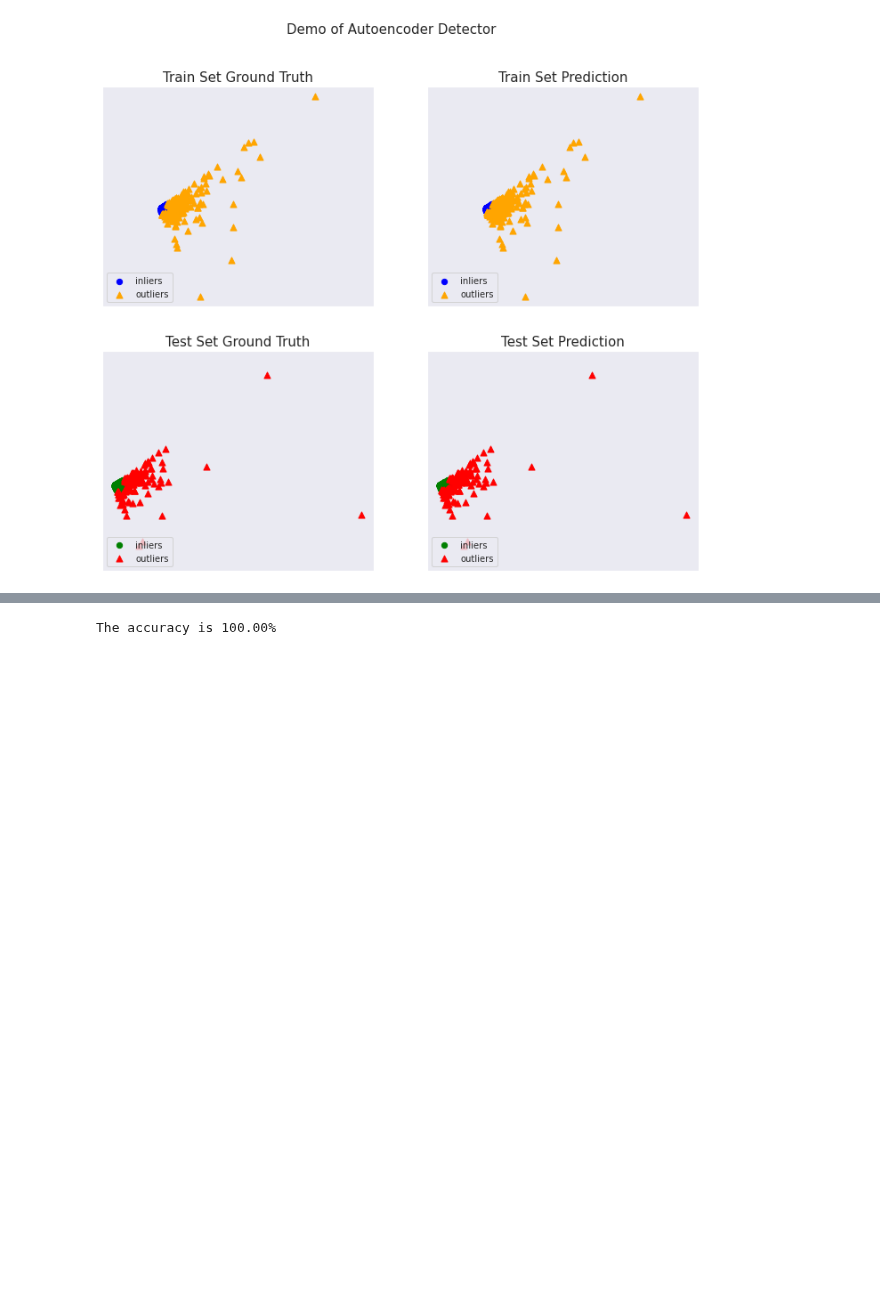
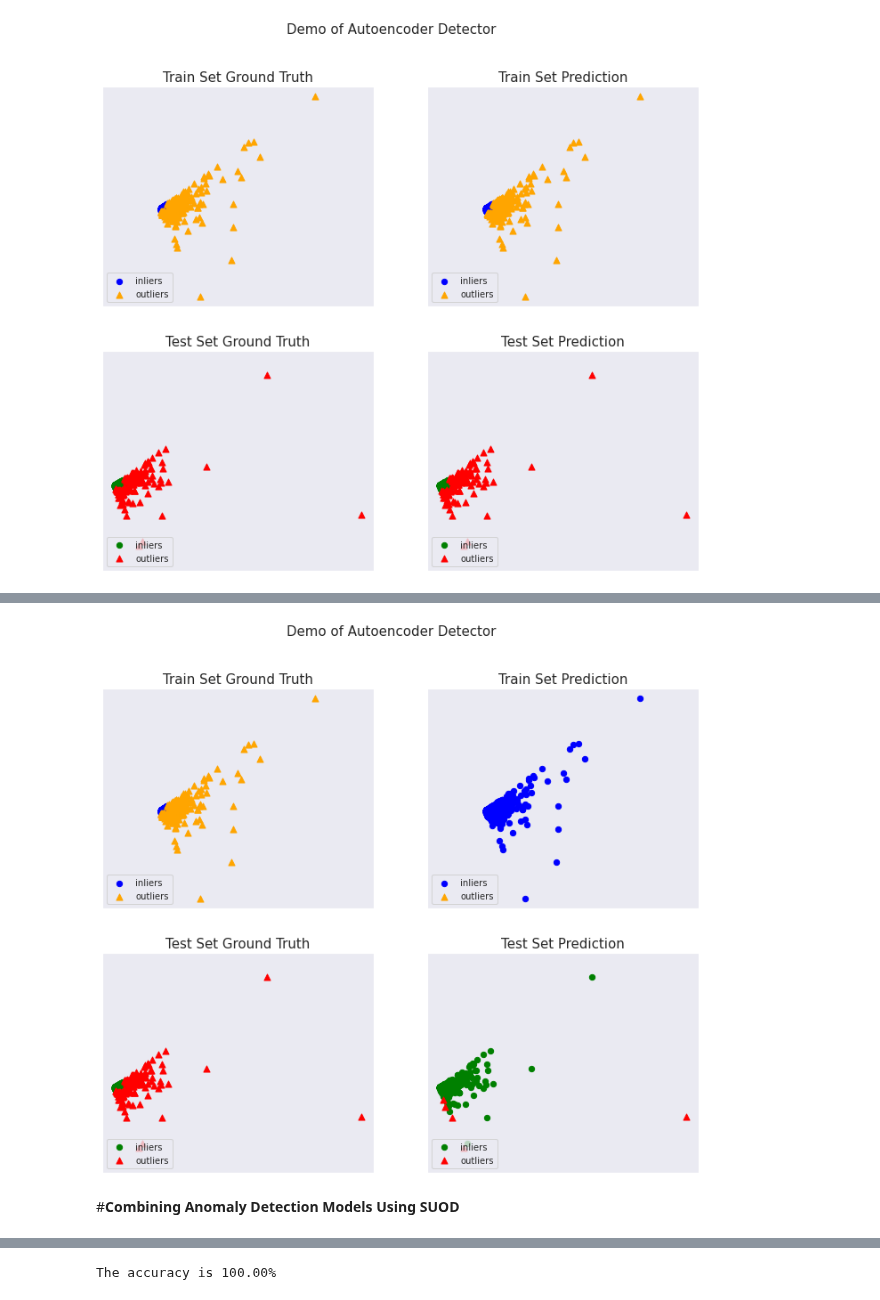
Before and after one commit to myconcordia/A2I2, a Jupyter notebook: Anomaly_Detection_with_PyOD.ipynb, the cells around one changed output, grey strips where cells are left out. Cells and saved outputs as stored; diff of their text form; code cells hidden in the pictures; blank space fills up the shorter version.

```diff
--- a/Anomaly_Detection_with_PyOD.ipynb
+++ b/Anomaly_Detection_with_PyOD.ipynb
@@ -574,0 +625,8 @@ visualize(clf_name, X_train, y_train, X_test, y_test, y_train_pred,
+# %%
+# visualize the results
+visualize(clf_name, X_train, y_train, X_test, y_test, y_train_pred,
+              y_test_pred, show_figure=True, save_figure=False)
+# %% [output]
+[figure, added]
+# %% [markdown]
+#**Combining Anomaly Detection Models Using SUOD**
```
Also changed, not shown: parts of 42 cells of this notebook.
